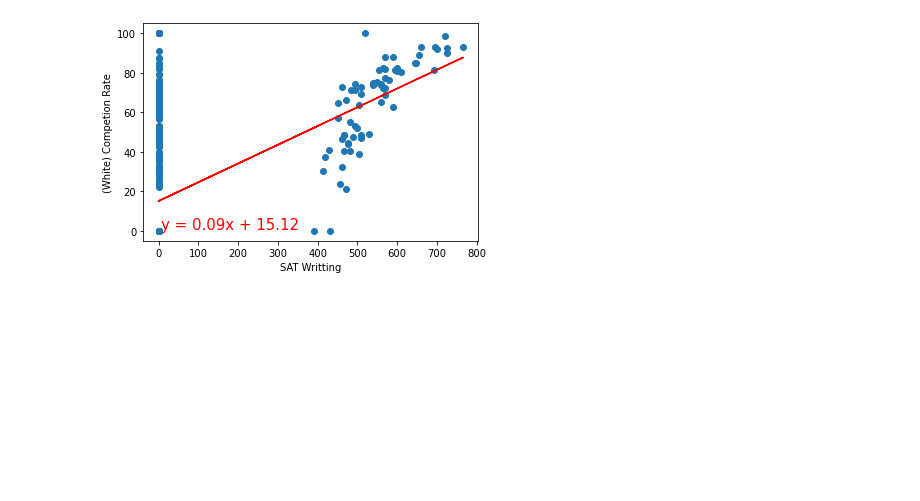
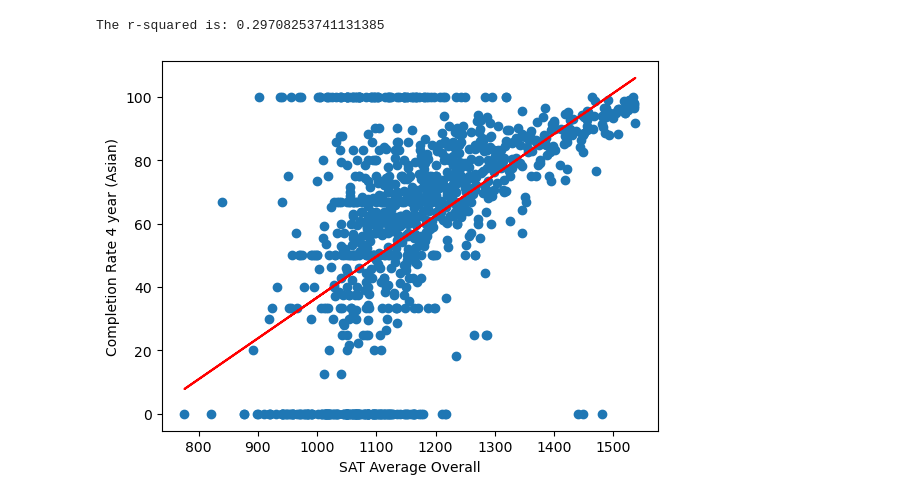
Before and after one commit to Mufasa98/SAT, a Jupyter notebook: Graphs.ipynb, the cells around one changed output. Saved outputs shown, nothing was run; the diff lists cells and outputs as text; code cells hidden in the pictures; blank space fills up the shorter version.

```diff
--- a/Graphs.ipynb
+++ b/Graphs.ipynb
@@ -110,0 +8,3 @@ Data_clean = academics_df.rename(columns={
+# %%
+academics_clean = pd.read_csv("academics_clean.csv")
+academics_clean
@@ -154,14 +228,16 @@ Data_clean
 # %%
-x_values = Data_clean['SAT Writing Midpoint']
-y_values = Data_clean['Completion Rate 4 year (White)']
+x_values = academics_clean['SAT Average Overall']
+y_values = academics_clean['Completion Rate 4 year (Asian)']
 (slope, intercept, rvalue, pvalue, stderr) = linregress(x_values, y_values)
 regress_values = x_values * slope + intercept
 line_eq = "y = " + str(round(slope,2)) + "x + " + str(round(intercept,2))
 plt.scatter(x_values,y_values)
 plt.plot(x_values,regress_values,"r-")
-plt.annotate(line_eq,(5.8,0.8),fontsize=15,color="red")
-plt.xlabel('SAT Writting')
-plt.ylabel('(White) Competion Rate')
+plt.annotate(line_eq,(1,60),fontsize=15,color="red")
+plt.xlabel('SAT Average Overall')
+plt.ylabel('Completion Rate 4 year (Asian)')
+print(f"The r-squared is: {rvalue**2}")
 plt.show()
 # %% [output]
+The r-squared is: 0.29708253741131385
-[figure, old version]
+[figure, new version]
```
Also changed, not shown: parts of 28 cells of this notebook, 5 other files.
